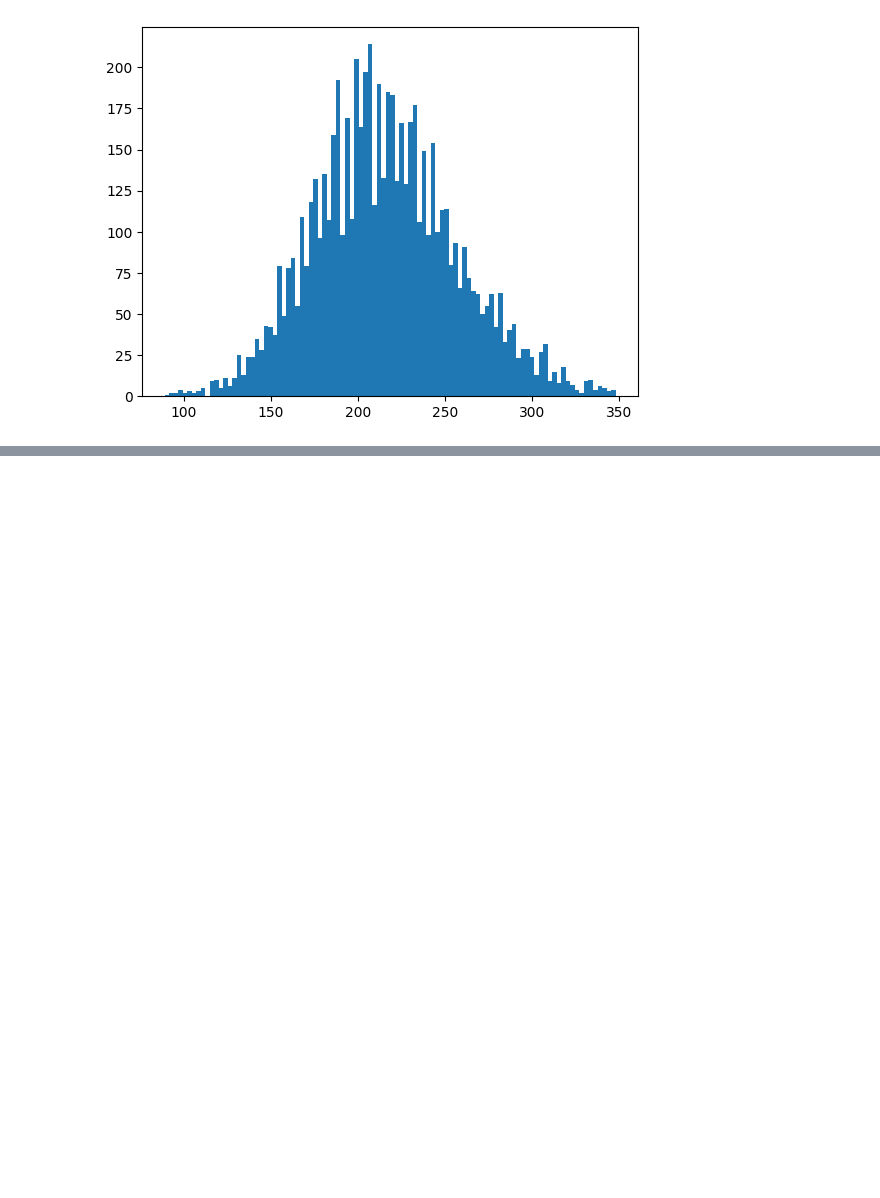
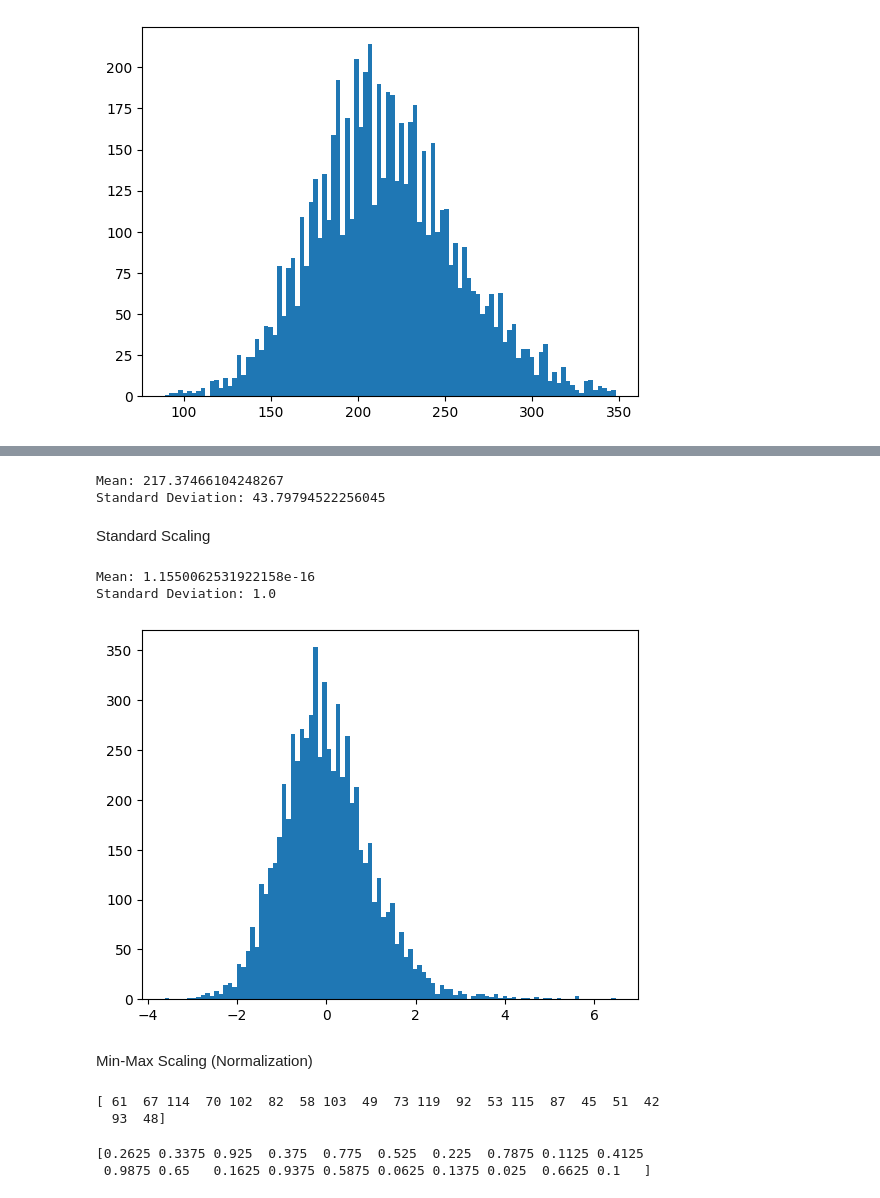
Before and after one commit to dinukaattanayaka/ML-Feature-Engineering, a Jupyter notebook: ML_Feature_Engineering.ipynb, the cells around one changed output, grey strips where cells are left out. Drawn from its saved outputs; the diff is of its cells as text; code cells hidden in the pictures; blank space fills up the shorter version.

Commit message:
Scaling completed

```diff
--- a/ML_Feature_Engineering.ipynb
+++ b/ML_Feature_Engineering.ipynb
@@ -444,0 +453,43 @@ plt.show()
+# %%
+import numpy as np
+                                 # calculate mean and sd
+scaled_data = data[['TC']]
+
+print('Mean:', scaled_data['TC'].mean())
+print('Standard Deviation:', scaled_data['TC'].std())
+# %% [output]
+Mean: 217.37466104248267
+Standard Deviation: 43.79794522256045
+# %% [markdown]
+Standard Scaling
+# %%
+from sklearn.preprocessing import StandardScaler
+
+scaled_data = data[['TC']]
+standard_scaler = StandardScaler()
+transformed = standard_scaler.fit_transform(scaled_data[['TC']])
+
+print('Mean:', transformed.mean())
+print('Standard Deviation:', transformed.std())
+# %% [output]
+Mean: 1.1550062531922158e-16
+Standard Deviation: 1.0
+# %%
+plt.hist(transformed,bins=100)
+plt.show()
+# %% [output]
+[figure, added]
+# %% [markdown]
+Min-Max Scaling (Normalization)
+# %%
+array=np.random.randint(40,120,20)
+print(array)
+# %% [output]
+[ 61  67 114  70 102  82  58 103  49  73 119  92  53 115  87  45  51  42
+  93  48]
+# %%
+array_new=(array-40)/(120-40)
+print(array_new)
+# %% [output]
+[0.2625 0.3375 0.925  0.375  0.775  0.525  0.225  0.7875 0.1125 0.4125
+ 0.9875 0.65   0.1625 0.9375 0.5875 0.0625 0.1375 0.025  0.6625 0.1   ]
```
Also changed, not shown: parts of 12 cells of this notebook.
